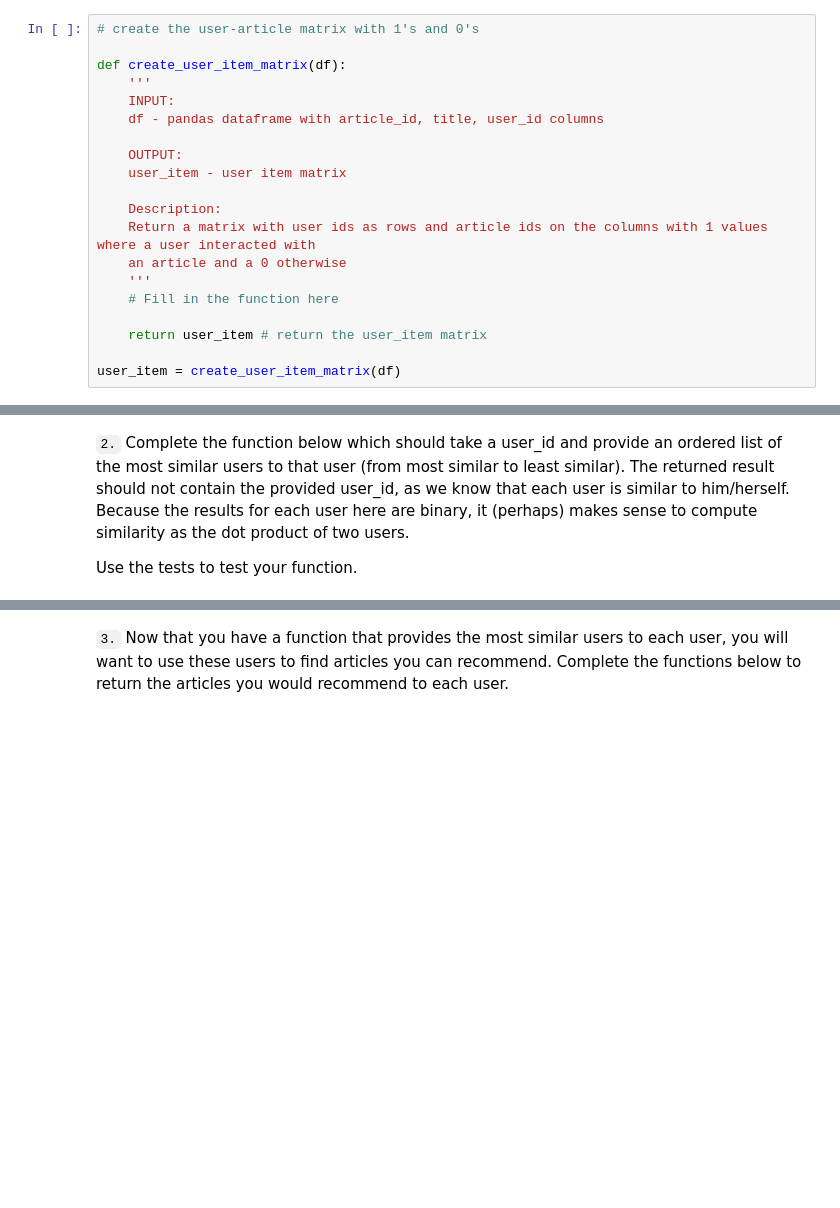
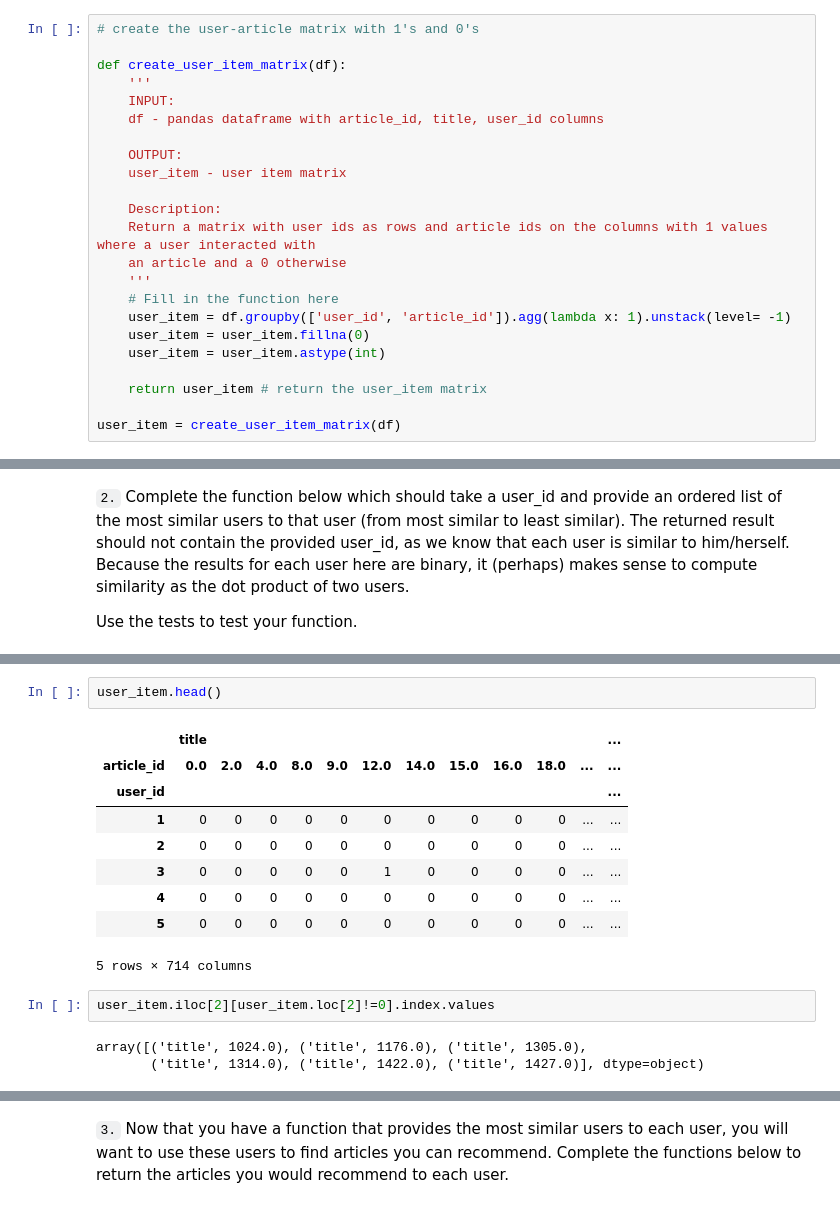
Before and after one commit to SachinSShinde/Recommendation_Engine, a Jupyter notebook: Recommendations_with_IBM.ipynb, the cells around one changed output, grey strips where cells are left out. Cells and saved outputs as stored; diff of their text form; blank space fills up the shorter version.

```diff
--- a/Recommendations_with_IBM.ipynb
+++ b/Recommendations_with_IBM.ipynb
@@ -266,6 +328,9 @@ def create_user_item_matrix(df):
     an article and a 0 otherwise
     '''
     # Fill in the function here
+    user_item = df.groupby(['user_id', 'article_id']).agg(lambda x: 1).unstack(level= -1)
+    user_item = user_item.fillna(0)
+    user_item = user_item.astype(int)
 
     return user_item # return the user_item matrix
 
@@ -282,0 +362,17 @@ Use the tests to test your function.
+# %%
+user_item.head()
+# %% [output]
+|  | title |  |  |  |  |  |  |  |  |  |  | ... |
+| article_id | 0.0 | 2.0 | 4.0 | 8.0 | 9.0 | 12.0 | 14.0 | 15.0 | 16.0 | 18.0 | ... | ... |
+| user_id |  |  |  |  |  |  |  |  |  |  |  | ... |
+| 1 | 0 | 0 | 0 | 0 | 0 | 0 | 0 | 0 | 0 | 0 | ... | ... |
+| 2 | 0 | 0 | 0 | 0 | 0 | 0 | 0 | 0 | 0 | 0 | ... | ... |
+| 3 | 0 | 0 | 0 | 0 | 0 | 1 | 0 | 0 | 0 | 0 | ... | ... |
+| 4 | 0 | 0 | 0 | 0 | 0 | 0 | 0 | 0 | 0 | 0 | ... | ... |
+| 5 | 0 | 0 | 0 | 0 | 0 | 0 | 0 | 0 | 0 | 0 | ... | ... |
+5 rows × 714 columns
+# %%
+user_item.iloc[2][user_item.loc[2]!=0].index.values
+# %% [output]
+array([('title', 1024.0), ('title', 1176.0), ('title', 1305.0),
+       ('title', 1314.0), ('title', 1422.0), ('title', 1427.0)], dtype=object)
```
Also changed, not shown: parts of 59 cells of this notebook.
